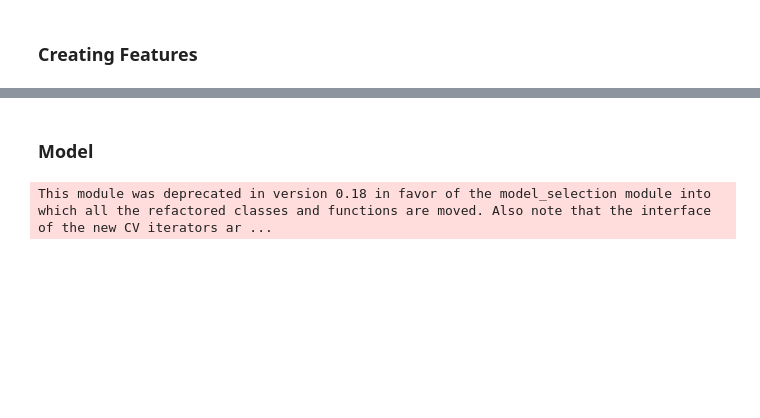
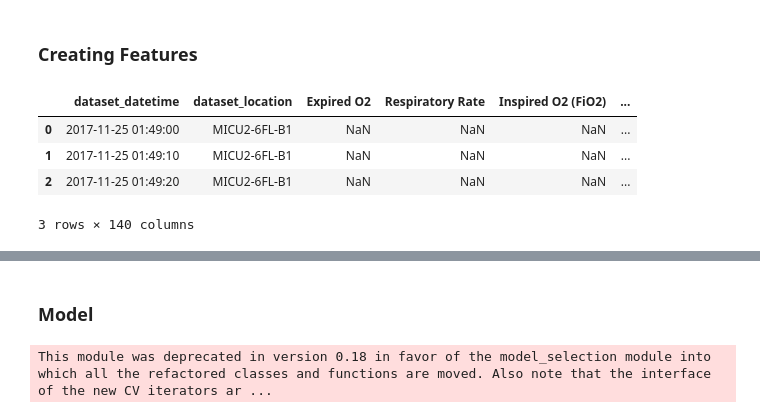
Before and after one commit to fooljames/ml-med, a Jupyter notebook: Untitled1.ipynb, the cells around one changed output, grey strips where cells are left out. Saved outputs shown, nothing was run; the diff lists cells and outputs as text; code cells hidden in the pictures; blank space fills up the shorter version.

```diff
--- a/Untitled1.ipynb
+++ b/Untitled1.ipynb
@@ -407,4 +218,0 @@ df.sort_values(by = ['dataset_location', 'dataset_datetime']).head(100).to_csv('
-# %%
-def check_y(df, t = '180s', n_decrease_lower_bound = 6, delta_change = -0.1):
-
-    df.sort_values(by = ['dataset_location','dataset_datetime'], inplace = True)
@@ -438,0 +259,2 @@ df.head(5)
+# %%
+data_1 = check_y(data)
@@ -538,3 +374,13 @@ def create_features(df, t_moving = '180s', t_before = '600s', n_before = 6):
 
     data.index = range(len(data))
     return data
+# %%
+data_2 = create_features(data_1)
+# %%
+data_2.head(3)
+# %% [output]
+|  | dataset_datetime | dataset_location | Expired O2 | Respiratory Rate | Inspired O2 (FiO2) | ... |
+| 0 | 2017-11-25 01:49:00 | MICU2-6FL-B1 | NaN | NaN | NaN | ... |
+| 1 | 2017-11-25 01:49:10 | MICU2-6FL-B1 | NaN | NaN | NaN | ... |
+| 2 | 2017-11-25 01:49:20 | MICU2-6FL-B1 | NaN | NaN | NaN | ... |
+3 rows × 140 columns
```
Also changed, not shown: parts of 33 cells of this notebook, 1 other file.
